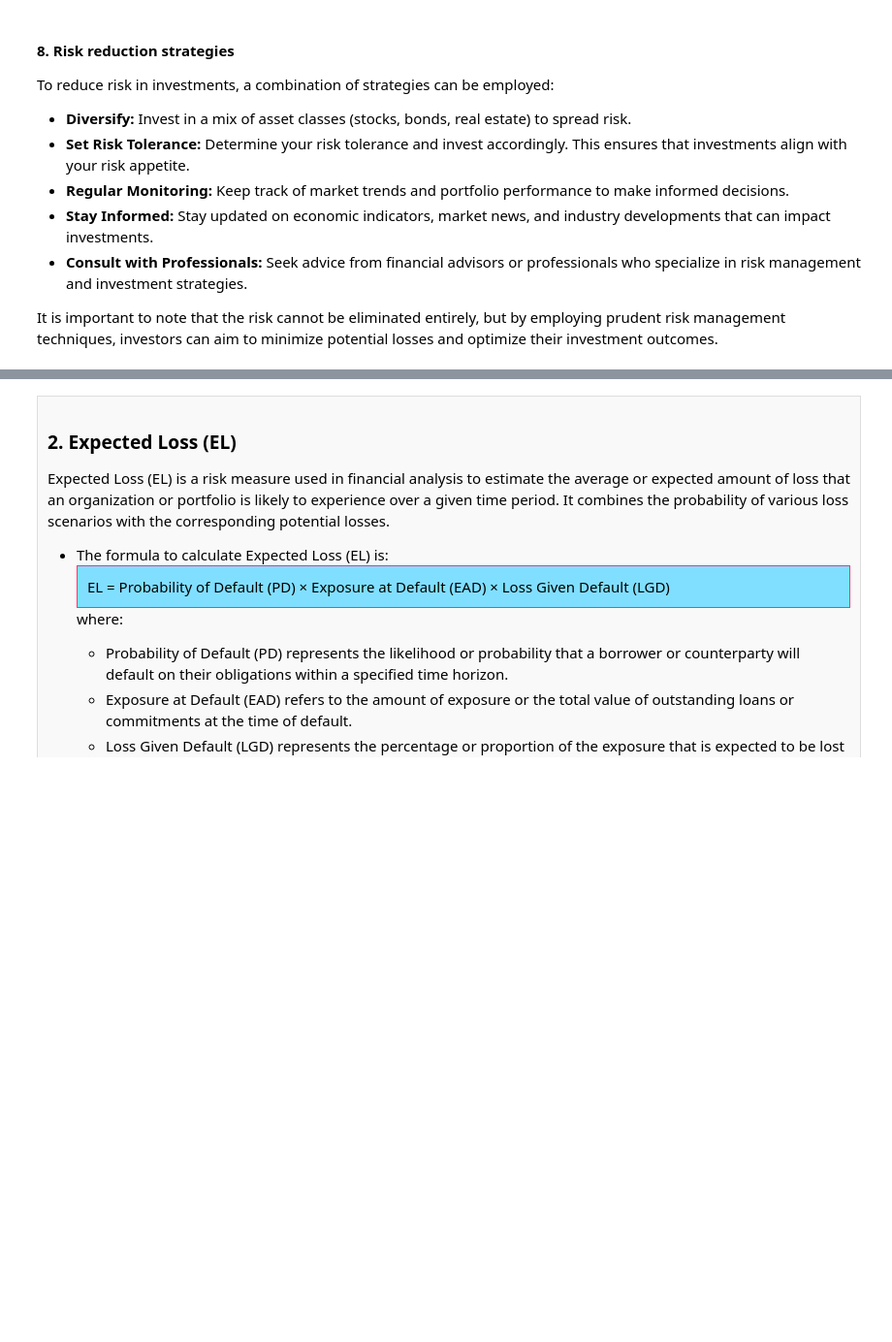
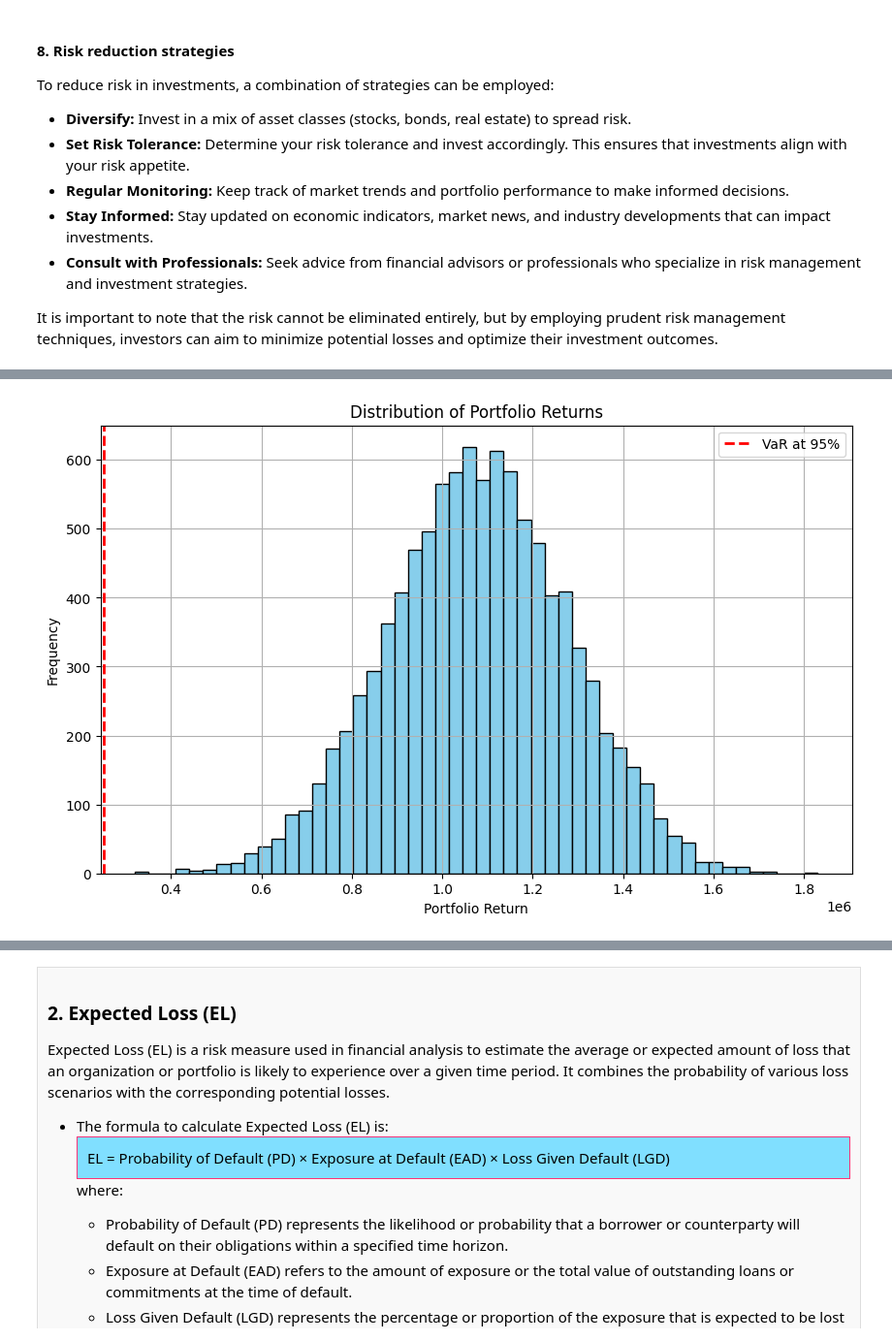
Before and after one commit to arunp77/Machine-Learning, a Jupyter notebook: Projects-ML/Credit-risk.ipynb, the cells around one changed output, grey strips where cells are left out. Shown at 97% size. Cells and saved outputs as stored; diff of their text form; code cells hidden in the pictures; blank space fills up the shorter version.

```diff
--- a/Projects-ML/Credit-risk.ipynb
+++ b/Projects-ML/Credit-risk.ipynb
@@ -357,0 +416,14 @@ VaR at 95% confidence level: -3158.5901106311394
+# %%
+import matplotlib.pyplot as plt
+# Plot histogram of portfolio returns
+plt.figure(figsize=(10, 6))
+plt.hist(portfolio_values, bins=50, color='skyblue', edgecolor='black')
+plt.axvline(var, color='red', linestyle='dashed', linewidth=2, label='VaR at 95%')
+plt.xlabel('Portfolio Return')
+plt.ylabel('Frequency')
+plt.title('Distribution of Portfolio Returns')
+plt.legend()
+plt.grid(True)
+plt.show()
+# %% [output]
+[figure, added]
```
Also changed, not shown: parts of 7 cells of this notebook.
